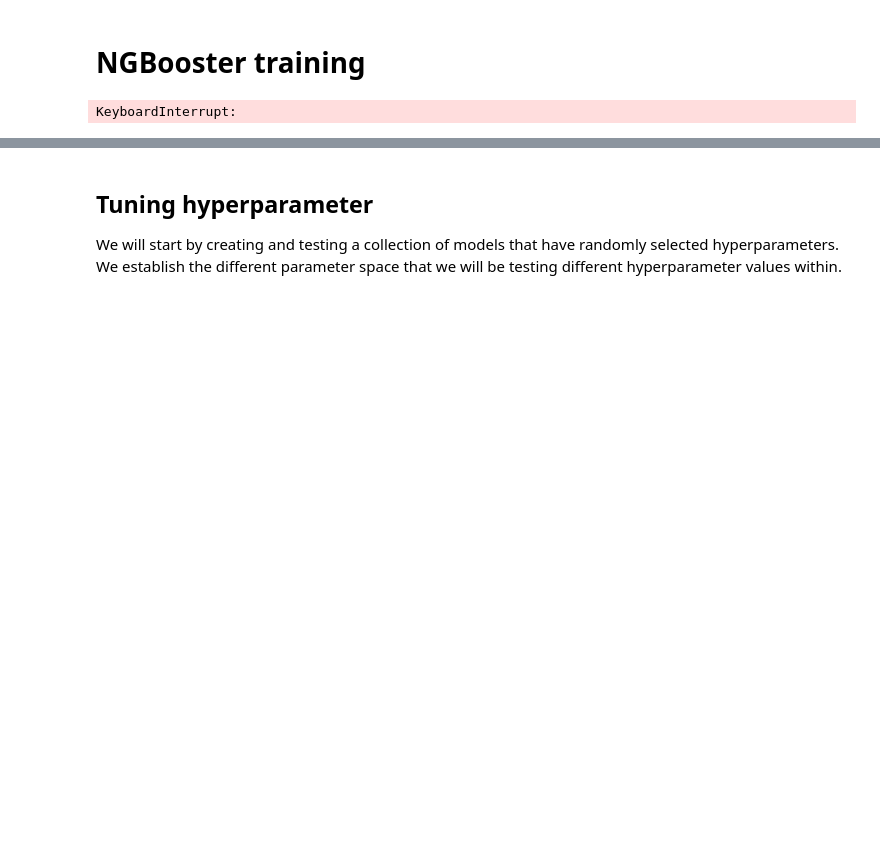
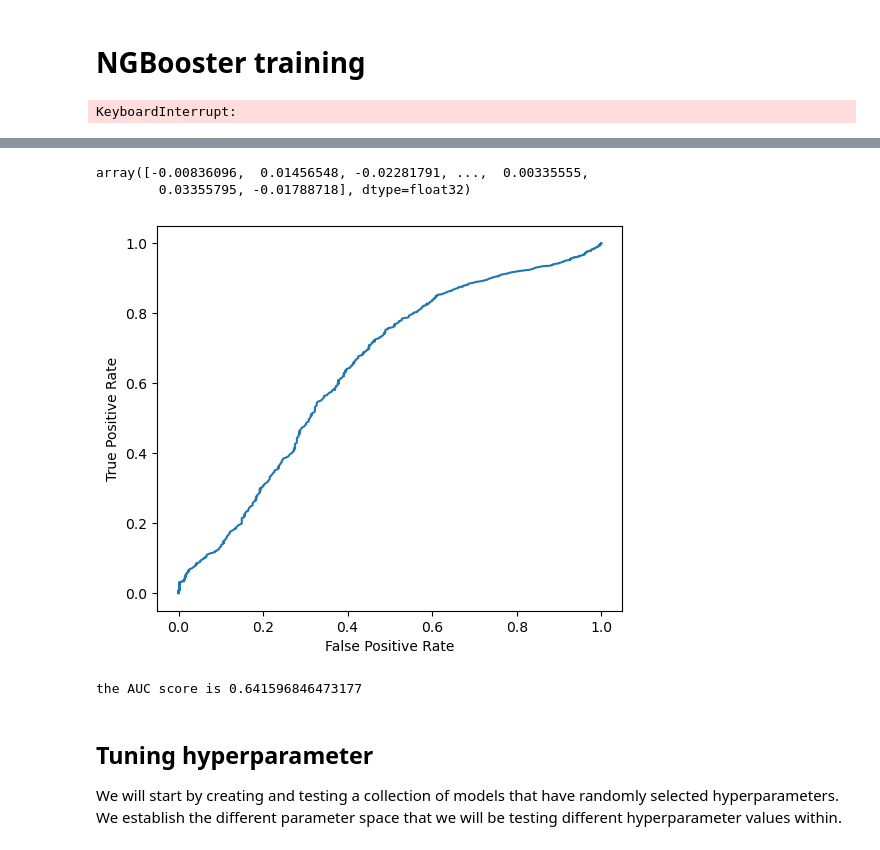
Before and after one commit to kavidey/action-angle-discovery, a Jupyter notebook: properelements_NN.ipynb, the cells around one changed output, grey strips where cells are left out. Saved outputs shown, nothing was run; the diff lists cells and outputs as text; code cells hidden in the pictures; blank space fills up the shorter version.

```diff
--- a/properelements_NN.ipynb
+++ b/properelements_NN.ipynb
@@ -386,0 +385,5 @@ plt.scatter(np.abs(testY - pred), std, alpha=0.1)
+# %%
+pred
+# %% [output]
+array([-0.00836096,  0.01456548, -0.02281791, ...,  0.00335555,
+        0.03355795, -0.01788718], dtype=float32)
@@ -387,3 +425,23 @@ plt.scatter(np.abs(testY - pred), std, alpha=0.1)
+# %%
+fpr = np.array(fpr)
+tpr = np.array(tpr)
+sorted_indices = np.argsort(fpr)
+fpr = fpr[sorted_indices]
+tpr = tpr[sorted_indices]
+# %%
+plt.figure(figsize=(6, 5))
+plt.plot(fpr, tpr)
+plt.xlabel("False Positive Rate")
+plt.ylabel("True Positive Rate")
+plt.show()
+# %% [output]
+[figure, added]
+# %%
+from sklearn.metrics import auc
+auc_score = auc(fpr, tpr)
+print(f"the AUC score is {auc_score}")
+# %% [output]
+the AUC score is 0.641596846473177
 # %% [markdown]
 ## Tuning hyperparameter
 We will start by creating and testing a collection of models that have randomly selected hyperparameters.
```
Also changed, not shown: parts of 6 cells of this notebook.
